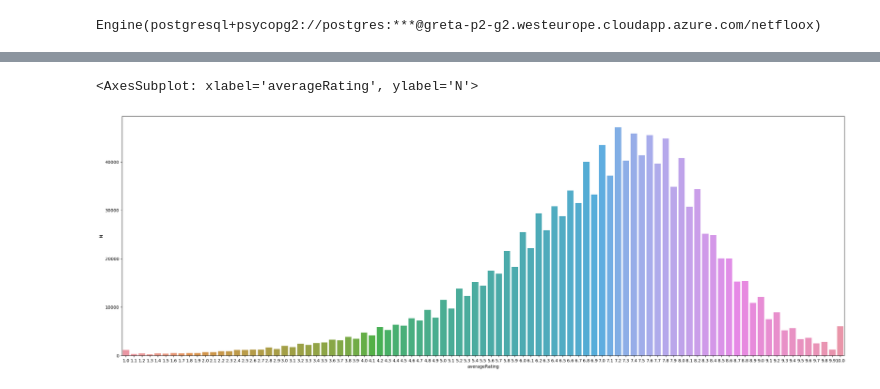
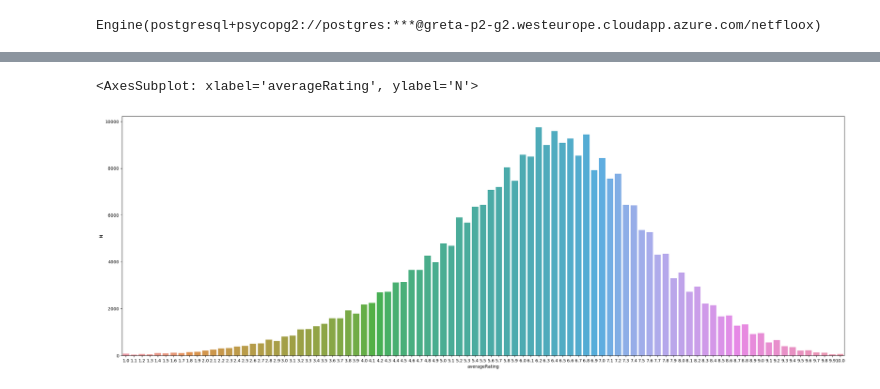
Before and after one commit to data-IA-2022/Netfloox_David_Sylvine_Evelyne, a Jupyter notebook: exploration.ipynb, the cells around one changed output, grey strips where cells are left out. Drawn from its saved outputs; the diff is of its cells as text; code cells hidden in the pictures.

```diff
--- a/exploration.ipynb
+++ b/exploration.ipynb
@@ -40,7 +40,17 @@ df
 # %%
-df=pd.read_sql("""select "averageRating", count(*) AS "N" from title_ratings GROUP BY "averageRating" ORDER BY "averageRating";""", engine)
+# distribution des notes de films
+df=pd.read_sql("""
+               Select "averageRating", count(*) as "N"  from title_ratings tr
+               left join title_basics tb
+               on (tr.tconst = tb.tconst)
+               where tb."titleType" = 'movie'
+               GROUP BY "averageRating"
+               ORDER BY "averageRating"
+               limit 1000;
+               """, engine)
+df
 plt.figure(figsize=(30,10))
 sns.barplot(data=df, x="averageRating", y="N")
 # %% [output]
 <AxesSubplot: xlabel='averageRating', ylabel='N'>
-[figure, old version]
+[figure, new version]
```
Also changed, not shown: parts of 7 cells of this notebook, 2 other files.
